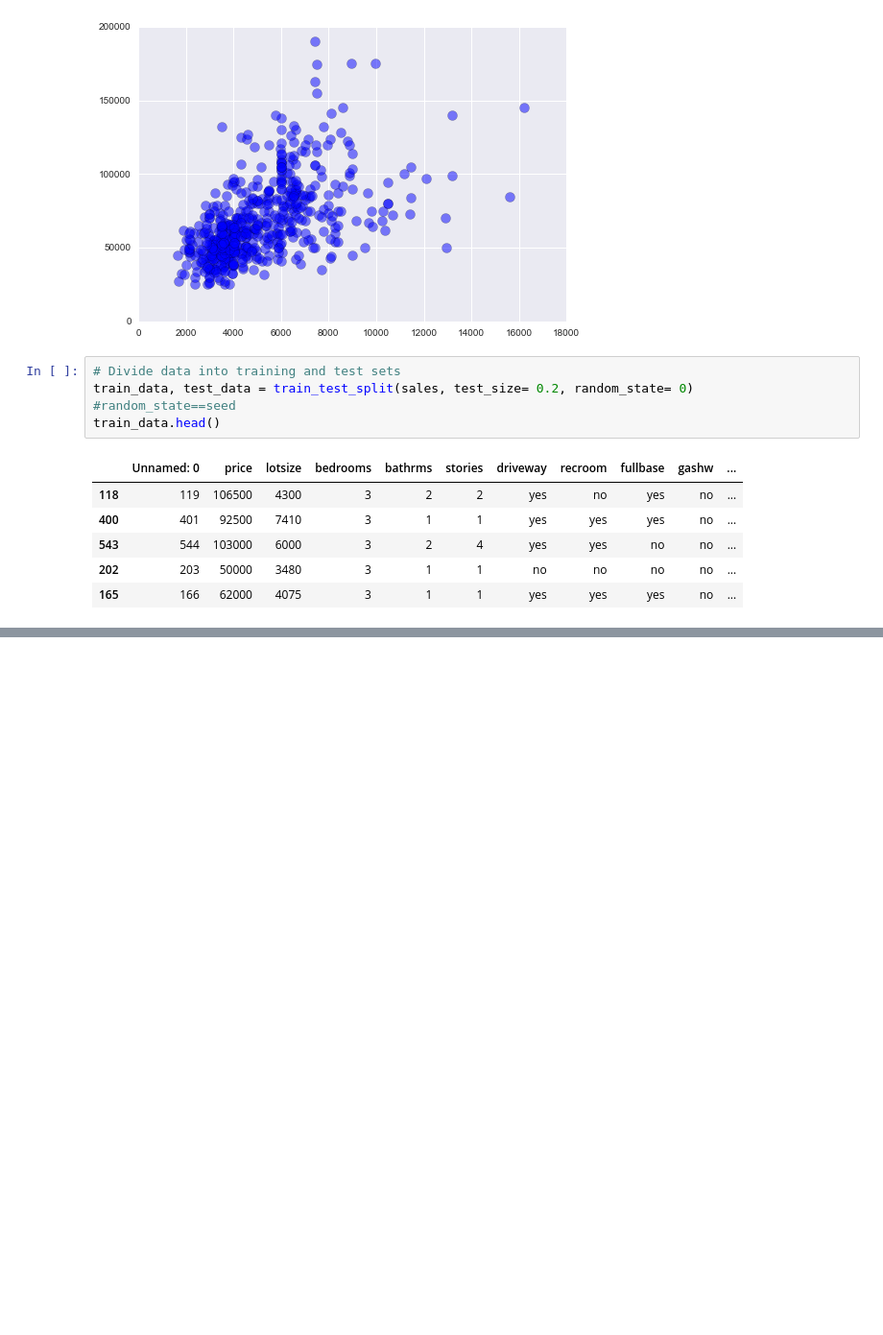
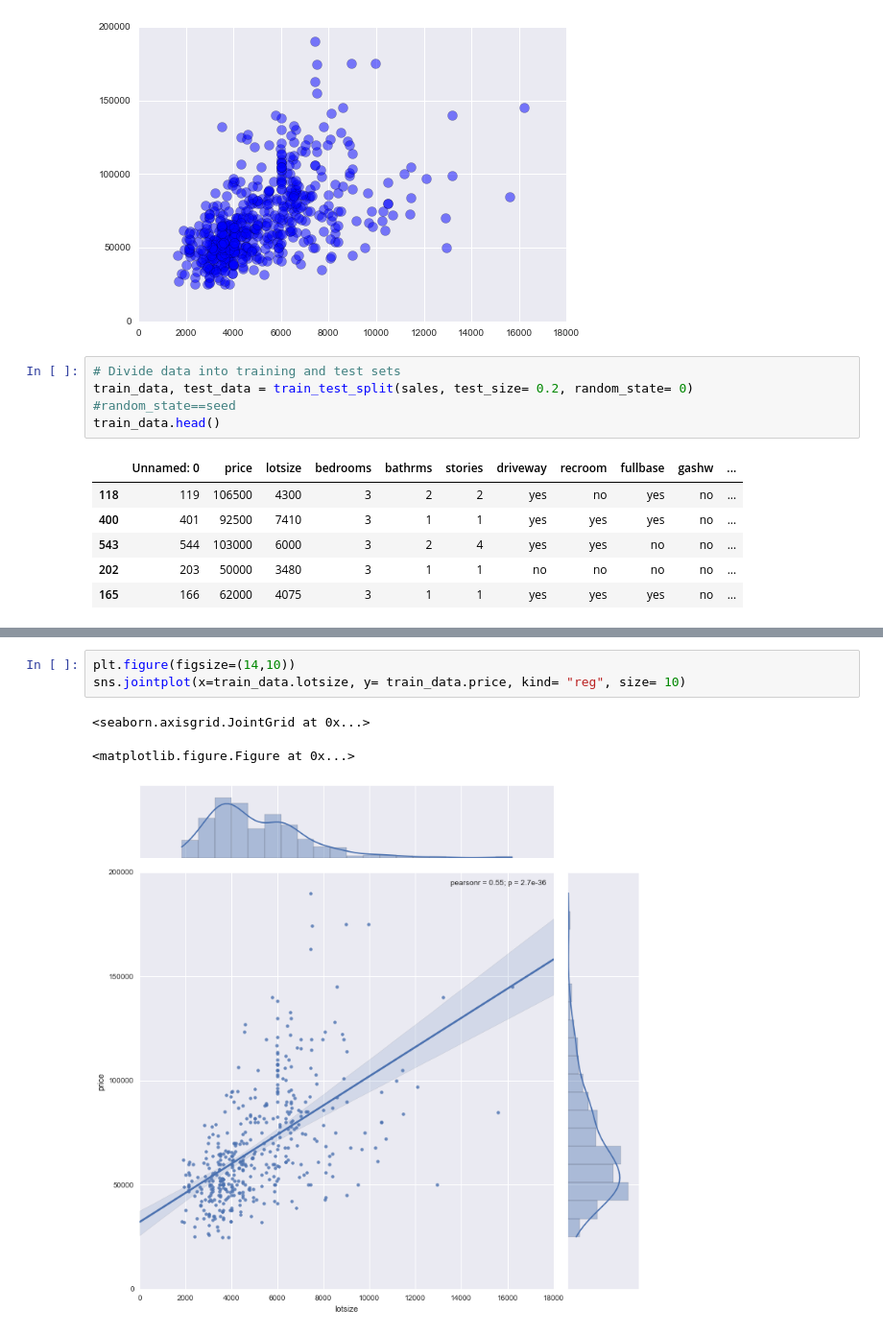
Before and after one commit to mbiczo/ML, a Jupyter notebook: linear_regression/Example1.ipynb, the cells around one changed output, grey strips where cells are left out. Shown: that part at 96% size. Cells and saved outputs as stored; diff of their text form; blank space fills up the shorter version.

```diff
--- a/linear_regression/Example1.ipynb
+++ b/linear_regression/Example1.ipynb
@@ -58,0 +51,7 @@ ValueError: Found arrays with inconsistent numbers of samples: [  1 436]
+# %%
+plt.figure(figsize=(14,10))
+sns.jointplot(x=train_data.lotsize, y= train_data.price, kind= "reg", size= 10)
+# %% [output]
+<seaborn.axisgrid.JointGrid at 0x...>
+<matplotlib.figure.Figure at 0x...>
+[figure, added]
```
Also changed, not shown: parts of 5 cells of this notebook.
